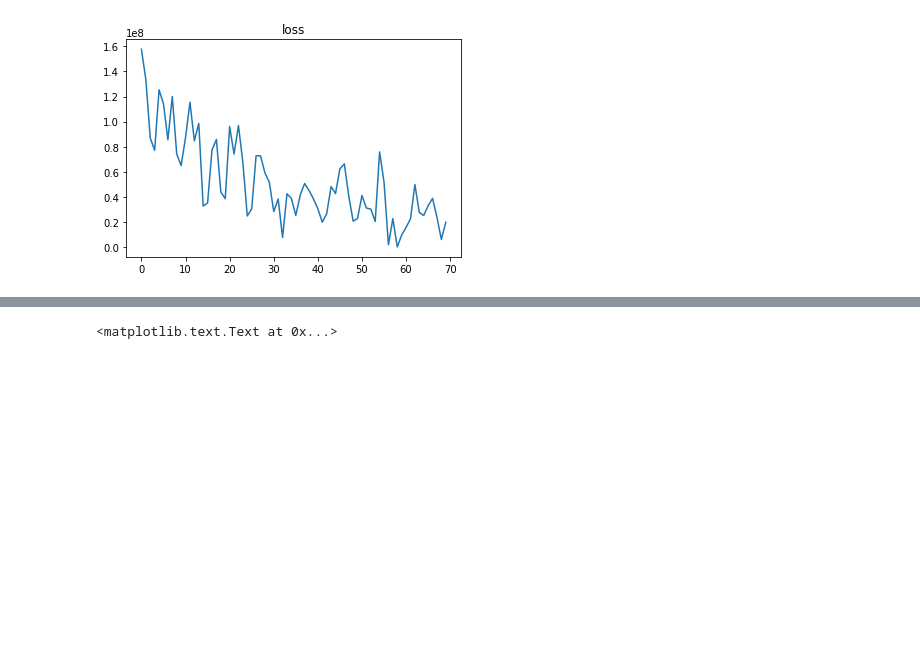
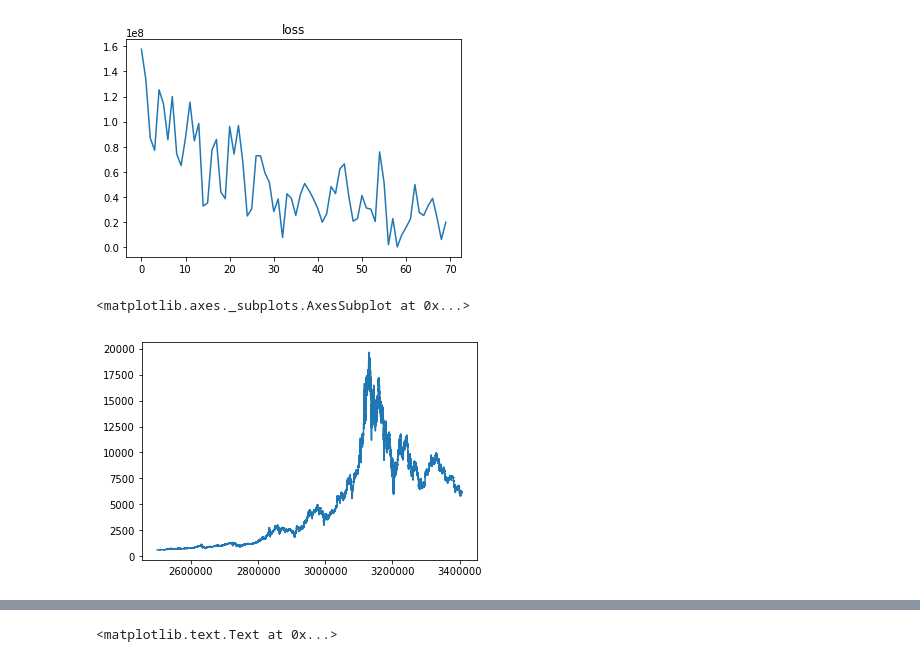
Before and after one commit to ShrekFelix/Deep-Trading-Agent, a Jupyter notebook: DeepTradingAgent.ipynb, the cells around one changed output, grey strips where cells are left out. Drawn from its saved outputs; the diff is of its cells as text; code cells hidden in the pictures; blank space fills up the shorter version.

```diff
--- a/DeepTradingAgent.ipynb
+++ b/DeepTradingAgent.ipynb
@@ -215,0 +218,5 @@ with open('test.out') as f:
+# %%
+bitstamp.Weighted_Price.plot()
+# %% [output]
+<matplotlib.axes._subplots.AxesSubplot at 0x...>
+[figure, added]
```
Also changed, not shown: parts of 9 cells of this notebook.
